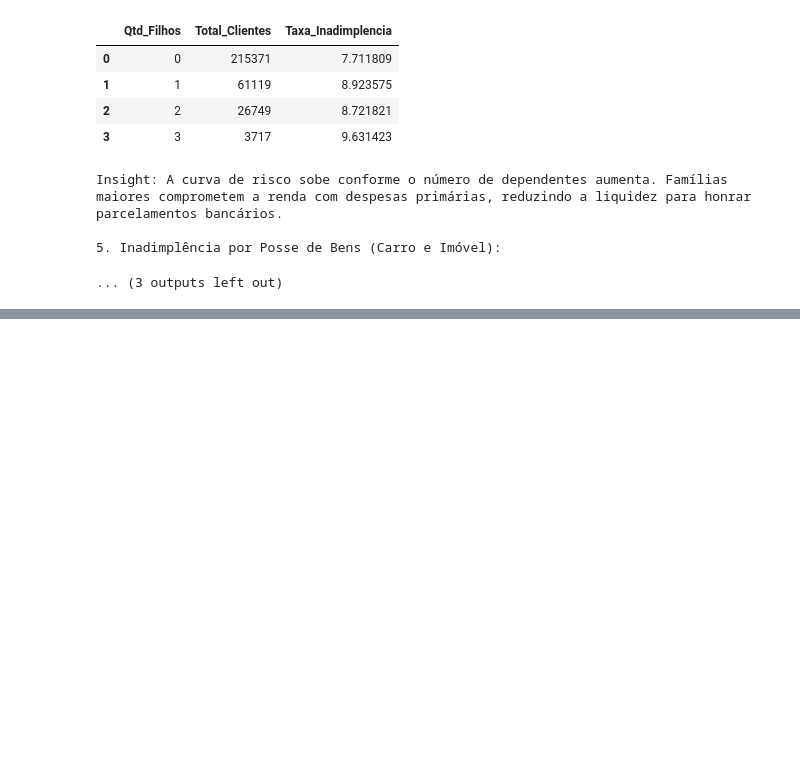
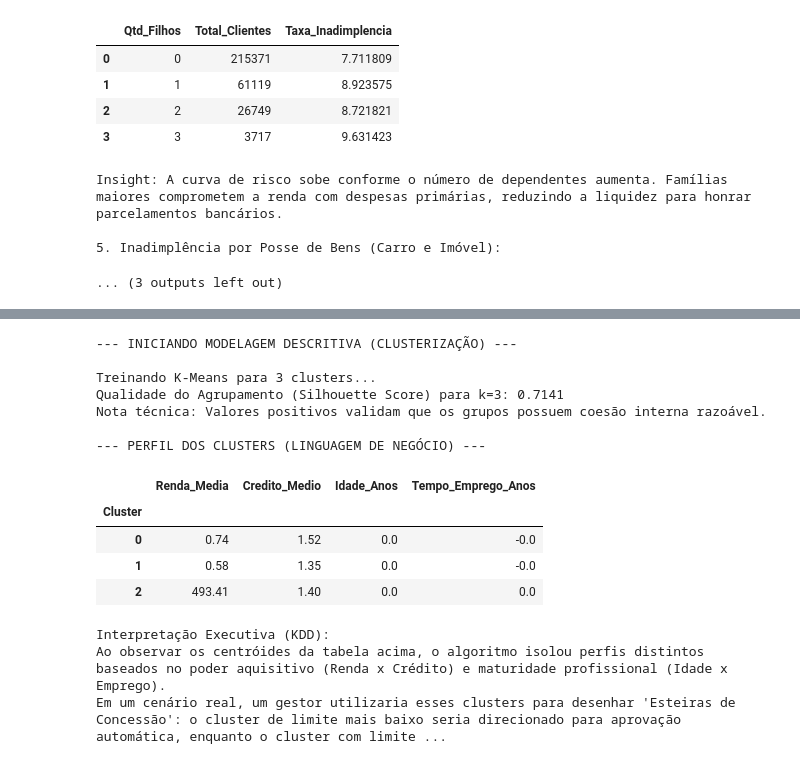
Before and after one commit to Gonett707/cd2-kdd-consultoria-credito, a Jupyter notebook: Sistematizacao_RiscoCredito.ipynb, the cells around one changed output, grey strips where cells are left out. Cells and saved outputs as stored; diff of their text form; code cells hidden in the pictures; blank space fills up the shorter version.

Commit message:
feat: clusterizacao com kmeans e avaliacao por silhueta

```diff
--- a/Sistematizacao_RiscoCredito.ipynb
+++ b/Sistematizacao_RiscoCredito.ipynb
@@ -323,2 +323,75 @@ Treinando Modelo Ensemble (Random Forest)...
 
 Conclusão Técnica: O modelo linear base obteve desempenho competitivo/superior nesta amostra específica de features.
+# %%
+# Bloco 6: Modelagem Descritiva (Clusterização com K-Means)
+from pyspark.ml.clustering import KMeans
+from pyspark.ml.feature import StandardScaler
+from pyspark.ml.evaluation import ClusteringEvaluator
+from pyspark.ml.feature import VectorAssembler
+import pandas as pd
+from IPython.display import display
+
+print("--- INICIANDO MODELAGEM DESCRITIVA (CLUSTERIZAÇÃO) ---\n")
+
+# 1. Preparação dos dados contínuos
+# K-Means calcula distâncias matemáticas, então precisamos de variáveis numéricas.
+features_cluster = ['AMT_INCOME_TOTAL', 'AMT_CREDIT', 'DAYS_BIRTH', 'DAYS_EMPLOYED']
+
+assembler_cluster = VectorAssembler(inputCols=features_cluster, outputCol="features_raw")
+df_cluster_raw = assembler_cluster.transform(df_limpo.na.drop(subset=features_cluster))
+
+# Padronização: Impede que atributos com números muito grandes (como Volume de Crédito) esmaguem atributos menores (Idade)
+scaler = StandardScaler(inputCol="features_raw", outputCol="features_scaled", withStd=True, withMean=False)
+scaler_model = scaler.fit(df_cluster_raw)
+df_scaled = scaler_model.transform(df_cluster_raw)
+
+# 2. Treinamento do K-Means
+# Definimos k=3 buscando segmentar os clientes em 3 faixas de liquidez/maturidade (baixo, médio e alto)
+k = 3
+kmeans = KMeans(featuresCol="features_scaled", predictionCol="cluster", k=k, seed=42)
+print(f"Treinando K-Means para {k} clusters...")
+modelo_kmeans = kmeans.fit(df_scaled)
+previsoes_cluster = modelo_kmeans.transform(df_scaled)
+
+# 3. Avaliação pela Métrica da Silhueta (Exigência do Barema)
+evaluator_cluster = ClusteringEvaluator(predictionCol="cluster", featuresCol="features_scaled", metricName="silhouette", distanceMeasure="squaredEuclidean")
+silhueta = evaluator_cluster.evaluate(previsoes_cluster)
+print(f"Qualidade do Agrupamento (Silhouette Score) para k={k}: {silhueta:.4f}")
+print("Nota técnica: Valores positivos validam que os grupos possuem coesão interna razoável.\n")
+
+# 4. Interpretação dos Perfis (Centróides)
+centros = modelo_kmeans.clusterCenters()
+df_centros = pd.DataFrame(centros, columns=features_cluster)
+
+# Tratando os dados para ficarem compreensíveis para o time de negócios
+df_centros['Renda_Media'] = df_centros['AMT_INCOME_TOTAL'].round(2)
+df_centros['Credito_Medio'] = df_centros['AMT_CREDIT'].round(2)
+df_centros['Idade_Anos'] = (df_centros['DAYS_BIRTH'] / -365).round(1) # Dias negativos para anos de vida
+df_centros['Tempo_Emprego_Anos'] = (df_centros['DAYS_EMPLOYED'] / -365).round(1) # Dias negativos para anos
+
+# Mantendo apenas as colunas amigáveis para leitura executiva
+df_centros = df_centros[['Renda_Media', 'Credito_Medio', 'Idade_Anos', 'Tempo_Emprego_Anos']]
+df_centros.index.name = 'Cluster'
+
+print("--- PERFIL DOS CLUSTERS (LINGUAGEM DE NEGÓCIO) ---")
+display(df_centros)
+
+print("\nInterpretação Executiva (KDD):")
+print("Ao observar os centróides da tabela acima, o algoritmo isolou perfis distintos baseados no poder aquisitivo (Renda x Crédito) e maturidade profissional (Idade x Emprego).")
+print("Em um cenário real, um gestor utilizaria esses clusters para desenhar 'Esteiras de Concessão': o cluster de limite mais baixo seria direcionado para aprovação automática, enquanto o cluster com limites de crédito milionários passaria por uma mesa de auditoria humana, otimizando o tempo operacional do banco.")
+# %% [output]
+--- INICIANDO MODELAGEM DESCRITIVA (CLUSTERIZAÇÃO) ---
+
+Treinando K-Means para 3 clusters...
+Qualidade do Agrupamento (Silhouette Score) para k=3: 0.7141
+Nota técnica: Valores positivos validam que os grupos possuem coesão interna razoável.
+
+--- PERFIL DOS CLUSTERS (LINGUAGEM DE NEGÓCIO) ---
+|  | Renda_Media | Credito_Medio | Idade_Anos | Tempo_Emprego_Anos |
+| Cluster |  |  |  |  |
+| 0 | 0.74 | 1.52 | 0.0 | -0.0 |
+| 1 | 0.58 | 1.35 | 0.0 | -0.0 |
+| 2 | 493.41 | 1.40 | 0.0 | 0.0 |
+Interpretação Executiva (KDD):
+Ao observar os centróides da tabela acima, o algoritmo isolou perfis distintos baseados no poder aquisitivo (Renda x Crédito) e maturidade profissional (Idade x Emprego).
+Em um cenário real, um gestor utilizaria esses clusters para desenhar 'Esteiras de Concessão': o cluster de limite mais baixo seria direcionado para aprovação automática, enquanto o cluster com limite ...
```
Also changed, not shown: parts of 1 cell of this notebook.
